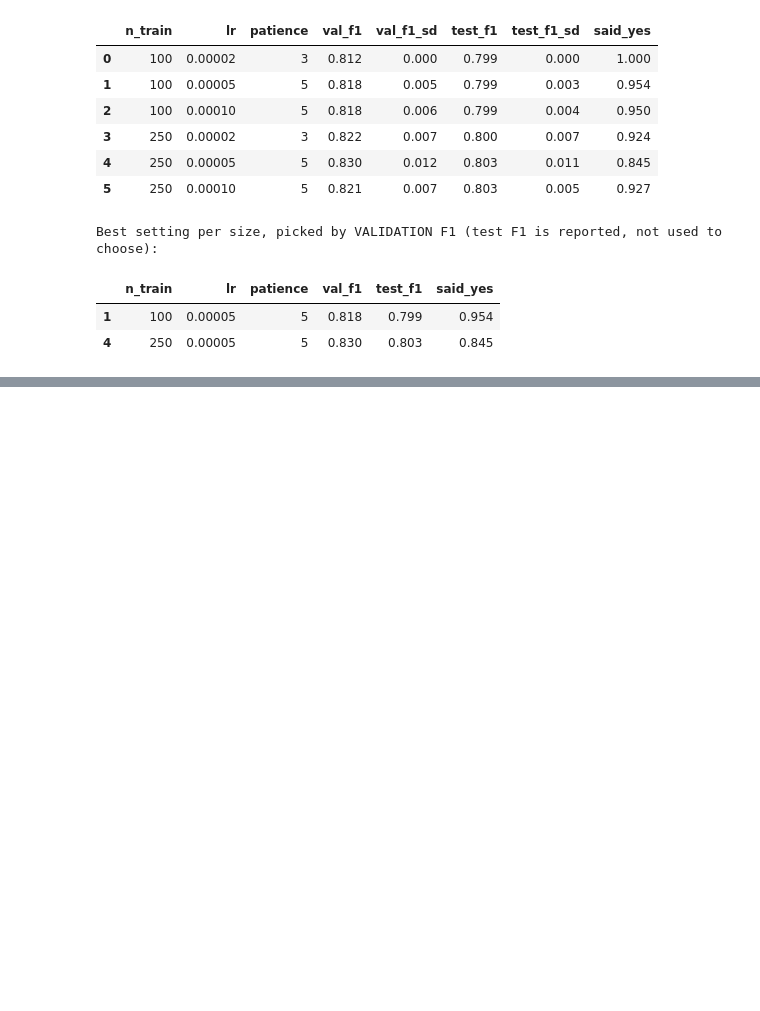
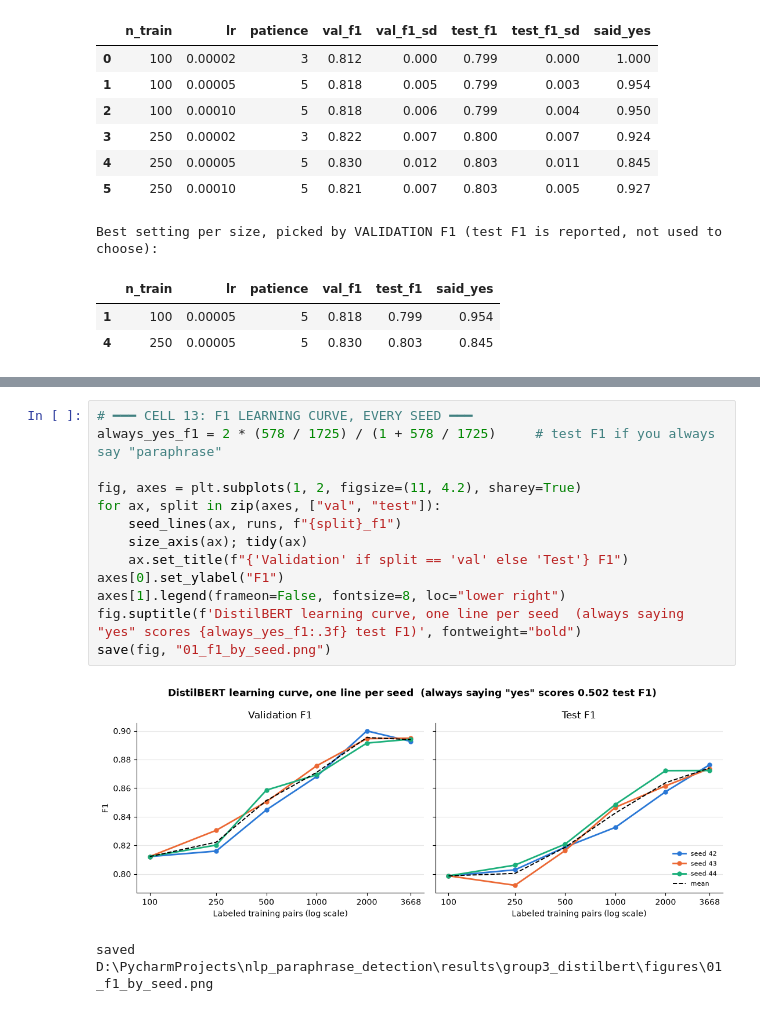
Before and after one commit to freemanchamjames/nlp_paraphrase_detection, a Jupyter notebook: notebooks/04_group3_distilbert.ipynb, the cells around one changed output, grey strips where cells are left out. Drawn from its saved outputs; the diff is of its cells as text; blank space fills up the shorter version.

Commit message:
Updated Distilbert to create more figures.  Figures are stored in results\group3_distilbert\figures

```diff
--- a/notebooks/04_group3_distilbert.ipynb
+++ b/notebooks/04_group3_distilbert.ipynb
@@ -540,0 +593,16 @@ Never paste the token into the notebook itself.
+# %%
+# ━━━ CELL 13: F1 LEARNING CURVE, EVERY SEED ━━━
+always_yes_f1 = 2 * (578 / 1725) / (1 + 578 / 1725)     # test F1 if you always say "paraphrase"
+
+fig, axes = plt.subplots(1, 2, figsize=(11, 4.2), sharey=True)
+for ax, split in zip(axes, ["val", "test"]):
+    seed_lines(ax, runs, f"{split}_f1")
+    size_axis(ax); tidy(ax)
+    ax.set_title(f"{'Validation' if split == 'val' else 'Test'} F1")
+axes[0].set_ylabel("F1")
+axes[1].legend(frameon=False, fontsize=8, loc="lower right")
+fig.suptitle(f'DistilBERT learning curve, one line per seed  (always saying "yes" scores {always_yes_f1:.3f} test F1)', fontweight="bold")
+save(fig, "01_f1_by_seed.png")
+# %% [output]
+[figure, added]
+saved D:\PycharmProjects\nlp_paraphrase_detection\results\group3_distilbert\figures\01_f1_by_seed.png
```
Also changed, not shown: parts of 34 cells of this notebook, 15 other files.
